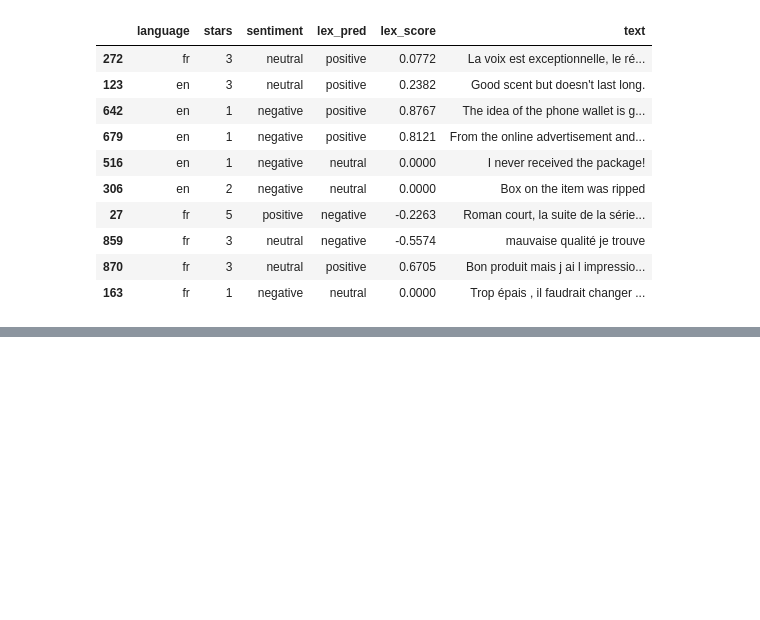
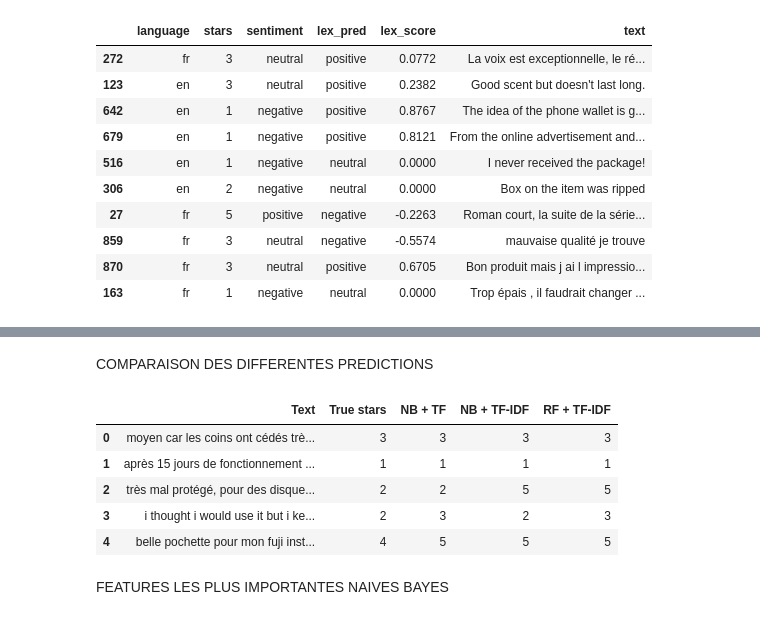
Before and after one commit to fomen2001/projet-analyse-des-sentiments, a Jupyter notebook: Correction TP1_suite_TF_TF-IDF_RF.ipynb, the cells around one changed output, grey strips where cells are left out. Saved outputs shown, nothing was run; the diff lists cells and outputs as text; code cells hidden in the pictures; blank space fills up the shorter version.

```diff
--- a/Correction TP1.ipynb
+++ b/Correction TP1_suite_TF_TF-IDF_RF.ipynb
@@ -589,0 +722,2 @@ pd.set_option("display.max_columns", None)    # optionnel
+# %%
+y_pred = rf.predict(X_test_tfidf)
@@ -589,0 +797,21 @@ pd.set_option("display.max_columns", None)    # optionnel
+# %% [markdown]
+COMPARAISON DES DIFFERENTES PREDICTIONS
+# %%
+comparison = pd.DataFrame({
+    "Text": X_test.iloc[:5].values,
+    "True stars": y_test.iloc[:5].values,
+    "NB + TF": y_pred_tf[:5],
+    "NB + TF-IDF": y_pred_tfidf[:5],
+    "RF + TF-IDF": y_pred[:5]
+})
+
+comparison
+# %% [output]
+|  | Text | True stars | NB + TF | NB + TF-IDF | RF + TF-IDF |
+| 0 | moyen car les coins ont cédés trè... | 3 | 3 | 3 | 3 |
+| 1 | après 15 jours de fonctionnement ... | 1 | 1 | 1 | 1 |
+| 2 | très mal protégé, pour des disque... | 2 | 2 | 5 | 5 |
+| 3 | i thought i would use it but i ke... | 2 | 3 | 2 | 3 |
+| 4 | belle pochette pour mon fuji inst... | 4 | 5 | 5 | 5 |
+# %% [markdown]
+FEATURES LES PLUS IMPORTANTES NAIVES BAYES
```
Also changed, not shown: parts of 30 cells of this notebook, 1 other file.
